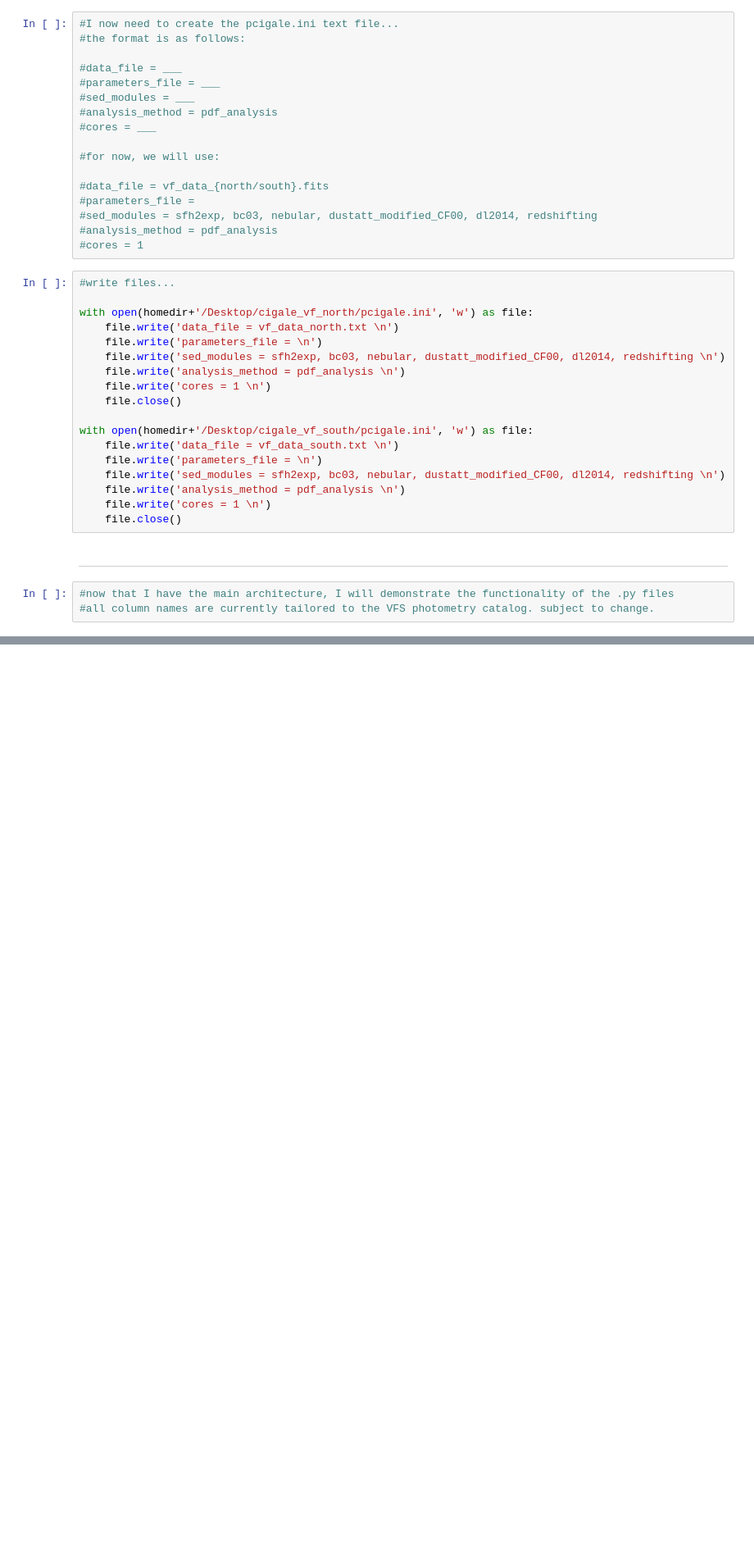
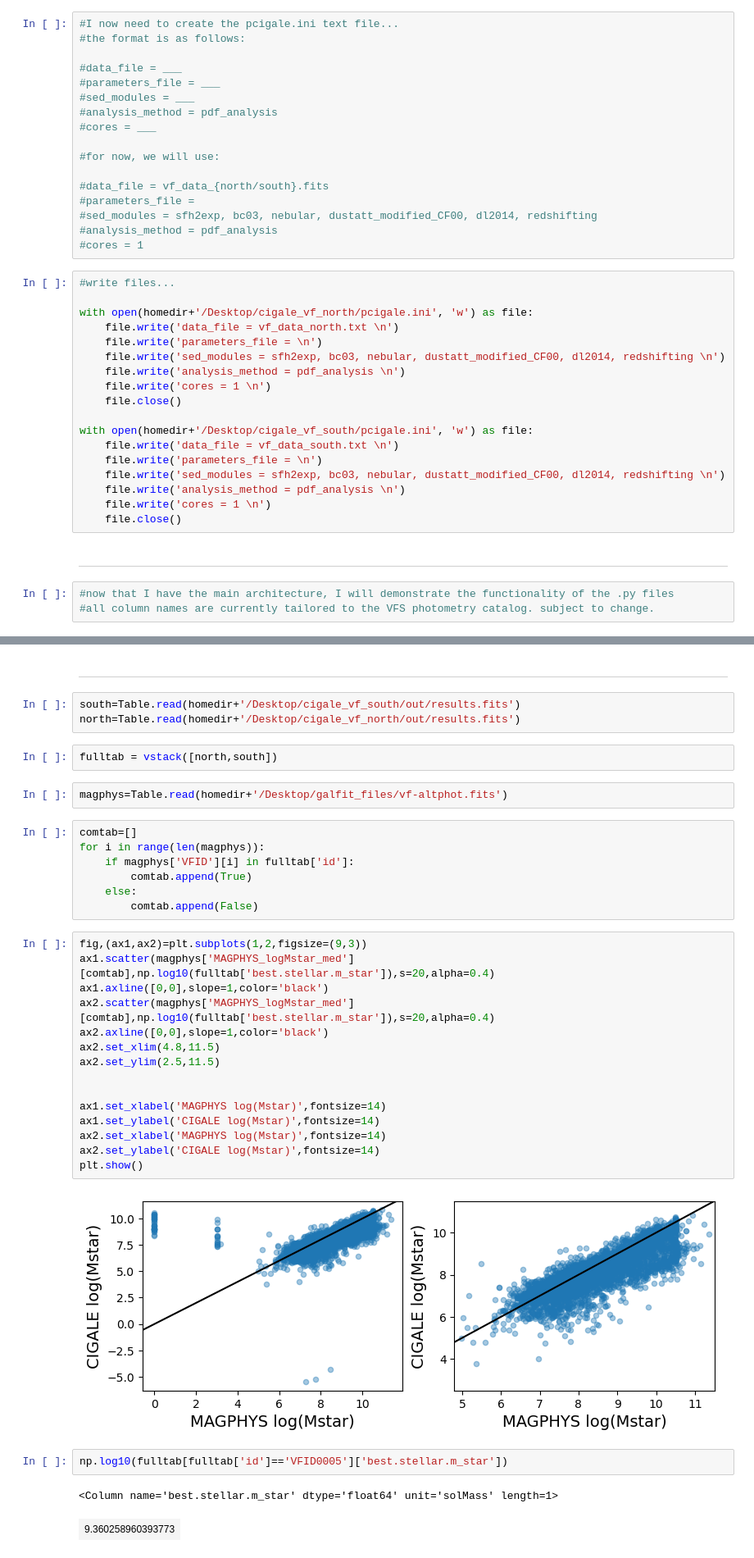
Before and after one commit to gammaspire/wisesize, a Jupyter notebook: wiseseds/gen_input_files.ipynb, the cells around one changed output, grey strips where cells are left out. Shown at 82% size. Saved outputs shown, nothing was run; the diff lists cells and outputs as text; blank space fills up the shorter version.

```diff
--- a/wiseseds/gen_input_files.ipynb
+++ b/wiseseds/gen_input_files.ipynb
@@ -161,0 +171,38 @@ with open(homedir+'/Desktop/cigale_vf_south/pcigale.ini', 'w') as file:
+# %% [markdown]
+---
+# %%
+south=Table.read(homedir+'/Desktop/cigale_vf_south/out/results.fits')
+north=Table.read(homedir+'/Desktop/cigale_vf_north/out/results.fits')
+# %%
+fulltab = vstack([north,south])
+# %%
+magphys=Table.read(homedir+'/Desktop/galfit_files/vf-altphot.fits')
+# %%
+comtab=[]
+for i in range(len(magphys)):
+    if magphys['VFID'][i] in fulltab['id']:
+        comtab.append(True)
+    else:
+        comtab.append(False)
+# %%
+fig,(ax1,ax2)=plt.subplots(1,2,figsize=(9,3))
+ax1.scatter(magphys['MAGPHYS_logMstar_med'][comtab],np.log10(fulltab['best.stellar.m_star']),s=20,alpha=0.4)
+ax1.axline([0,0],slope=1,color='black')
+ax2.scatter(magphys['MAGPHYS_logMstar_med'][comtab],np.log10(fulltab['best.stellar.m_star']),s=20,alpha=0.4)
+ax2.axline([0,0],slope=1,color='black')
+ax2.set_xlim(4.8,11.5)
+ax2.set_ylim(2.5,11.5)
+
+
+ax1.set_xlabel('MAGPHYS log(Mstar)',fontsize=14)
+ax1.set_ylabel('CIGALE log(Mstar)',fontsize=14)
+ax2.set_xlabel('MAGPHYS log(Mstar)',fontsize=14)
+ax2.set_ylabel('CIGALE log(Mstar)',fontsize=14)
+plt.show()
+# %% [output]
+[figure, added]
+# %%
+np.log10(fulltab[fulltab['id']=='VFID0005']['best.stellar.m_star'])
+# %% [output]
+<Column name='best.stellar.m_star' dtype='float64' unit='solMass' length=1>
+| 9.360258960393773 |
```
Also changed, not shown: parts of 6 cells of this notebook, 3 other files.
